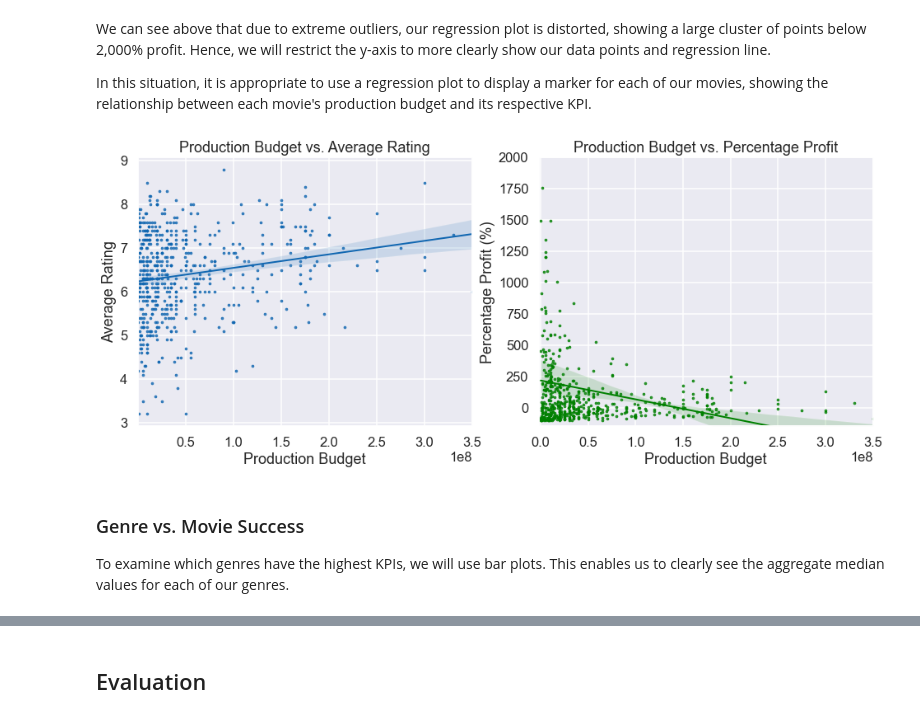
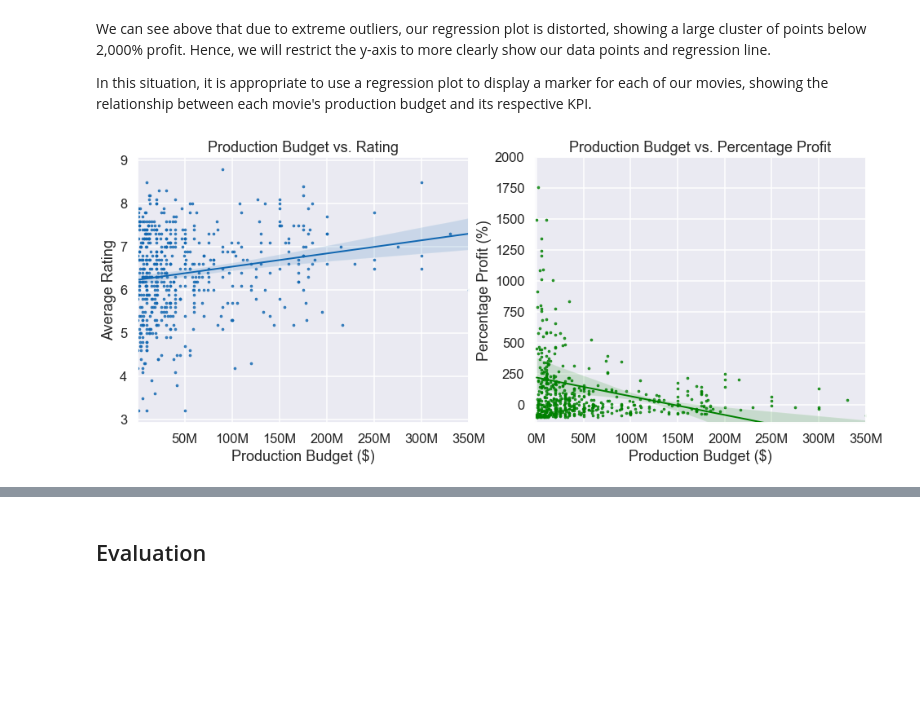
Before and after one commit to ds-papes/dsc-phase-1-project, a Jupyter notebook: dsc-phase1-project-final.ipynb, the cells around one changed output, grey strips where cells are left out. Cells and saved outputs as stored; diff of their text form; code cells hidden in the pictures; blank space fills up the shorter version.

```diff
--- a/dsc-phase1-project-final.ipynb
+++ b/dsc-phase1-project-final.ipynb
@@ -232,0 +250,11 @@ merged_df.head()
+# %%
+# Sort values by number of votes in preparation of dropping duplicates with
+# lower vote count
+
+merged_df.sort_values('numvotes', ascending=False, inplace=True)
+
+# Drop duplicated movie with lower vote count
+
+merged_df.drop_duplicates(subset=['movie', 'release_date'], inplace=True)
+
+merged_df.head()
@@ -383 +437,10 @@ genre_budget_df
+# %%
+# Define function for displaying large dollar amounts in millions.
+
+def millions(x, pos):
+    """Source: https://stackoverflow.com/questions/61330427/set-y-axis-in-millions"""
+    'The two args are the value and tick position'
+    return '%1.0fM' % (x * 1e-6)
+
+formatter = FuncFormatter(millions)
 # %% [markdown]
@@ -416,31 +542,29 @@ In this situation, it is appropriate to use a regression plot to display a marke
 # %%
 # Plot budget vs averagerating on regression scatter plot
 
 fig, axes = plt.subplots(ncols=2, figsize=(16,6))
 sns.regplot(x="production_budget", y="averagerating", color='#1167b1',
             line_kws={"lw":2}, scatter_kws={'s':7}, data=financial_df,
             fit_reg=True, ax=axes[0])
 
-axes[0].set_title('Production Budget vs. Average Rating')
-axes[0].set_xlabel('Production Budget')
+axes[0].set_title('Production Budget vs. Rating')
+axes[0].set_xlabel('Production Budget ($)')
 axes[0].set_ylabel('Average Rating')
+axes[0].xaxis.set_major_formatter(formatter)
 
 
 # Plot and zoom in to budget vs percent profit to examine regression
 # without severe outliers
 
 sns.regplot(x="production_budget", y="% profit", color='green',
             line_kws={"lw":2}, data=financial_df, ax=axes[1],
             fit_reg=True, scatter_kws={'s':7})
 axes[1].set_ylim([-150, 2000])
 axes[1].set_xlim([-2000000, 350000000])
 
 axes[1].set_title('Production Budget vs. Percentage Profit')
-axes[1].set_xlabel('Production Budget')
-axes[1].set_ylabel('Percentage Profit (%)');
+axes[1].set_xlabel('Production Budget ($)')
+axes[1].set_ylabel('Percentage Profit (%)')
+axes[1].xaxis.set_major_formatter(formatter);
 # %% [output]
-[figure, old version]
+[figure, new version]
-# %% [markdown]
-### Genre vs. Movie Success
-
-To examine which genres have the highest KPIs, we will use bar plots. This enables us to clearly see the aggregate median values for each of our genres.
```
Also changed, not shown: parts of 40 cells of this notebook, 10 other files.
